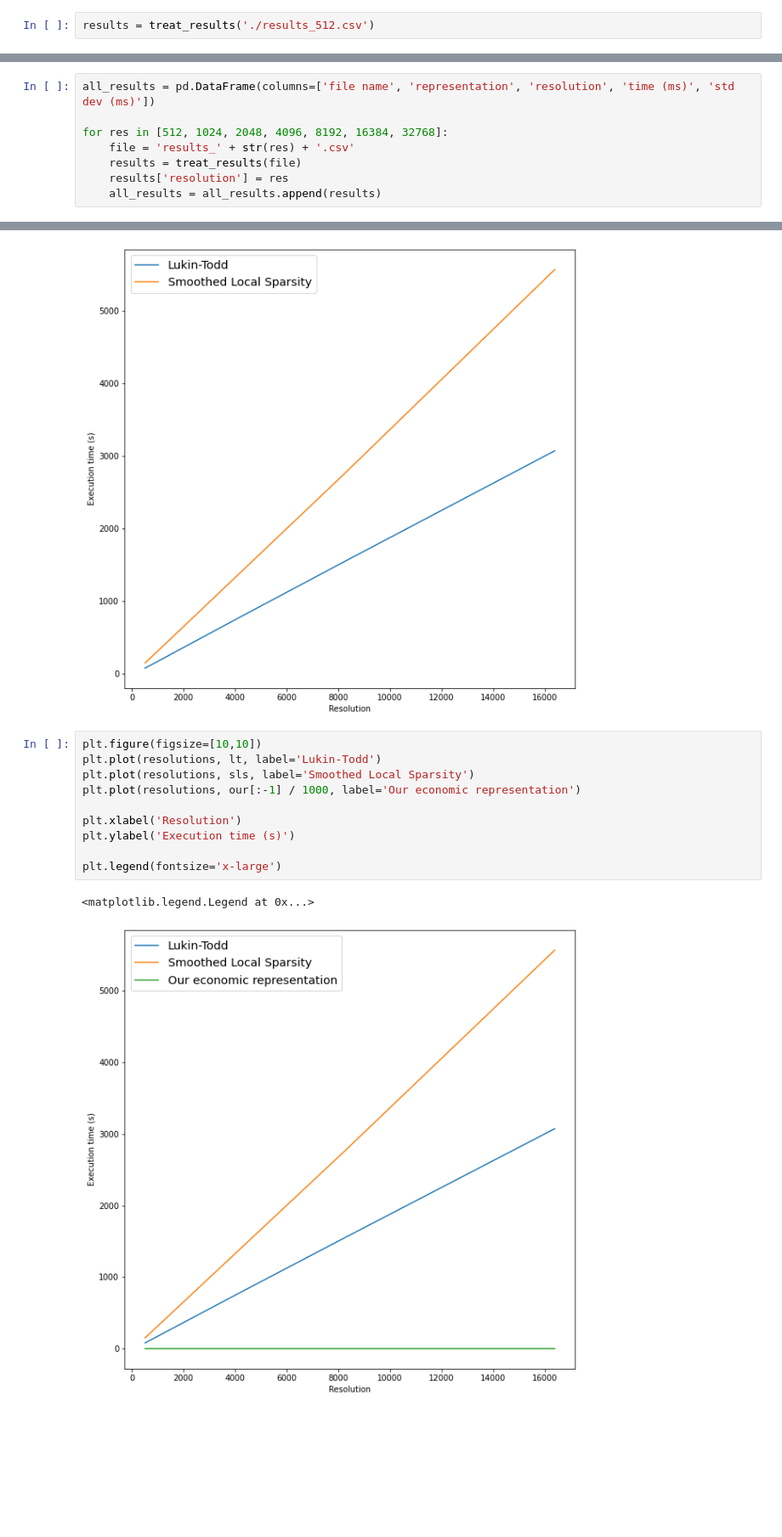
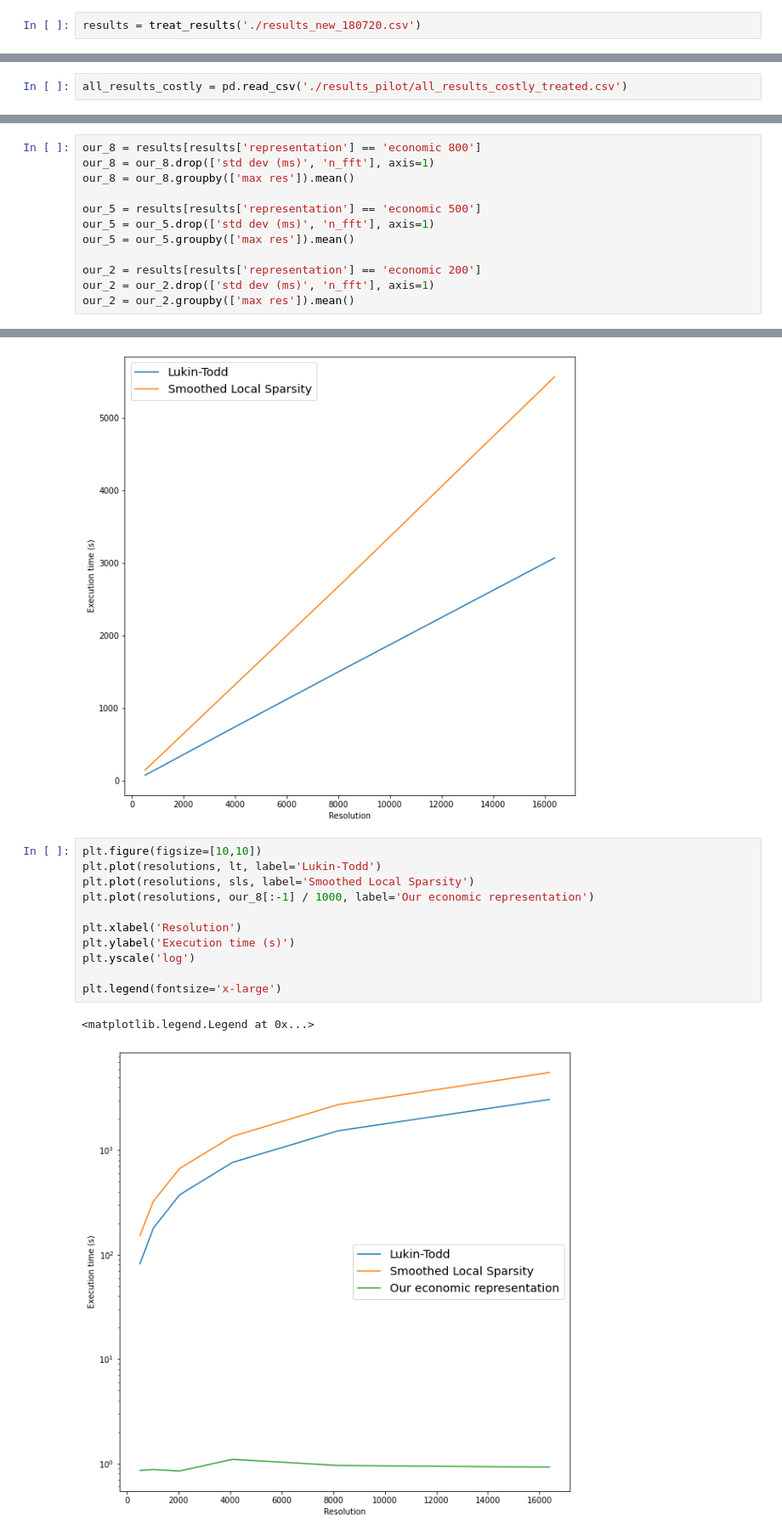
Before and after one commit to nicolasfigueiredo/integration, a Jupyter notebook: notebooks/cost-experiment/results/treat_results.ipynb, the cells around one changed output, grey strips where cells are left out. Shown at 85% size. Saved outputs shown, nothing was run; the diff lists cells and outputs as text; blank space fills up the shorter version.

```diff
--- a/notebooks/cost-experiment/results/treat_results.ipynb
+++ b/notebooks/cost-experiment/results/treat_results.ipynb
@@ -46,7 +67,7 @@ def treat_results_costly(file_name):
     results['time (s)'] = results['timeit'].apply(get_time_costly)
     return results.drop(['timeit'], axis=1)
 # %%
-results = treat_results('./results_512.csv')
+results = treat_results('./results_new_180720.csv')
 # %%
 results.head()
 # %% [output]
@@ -59,14 +80,6 @@ results.head()
 # %% [markdown]
 o que queremos: botar tudo numa mesma tabela, com colunas [file name, representation, resolution, time, std dev]
 depois fazer groupby resolution, e fazer o boxplot
-# %%
-all_results = pd.DataFrame(columns=['file name', 'representation', 'resolution', 'time (ms)', 'std dev (ms)'])
-
-for res in [512, 1024, 2048, 4096, 8192, 16384, 32768]:
-    file = 'results_' + str(res) + '.csv'
-    results = treat_results(file)
-    results['resolution'] = res
-    all_results = all_results.append(results)
 # %%
 all_results_costly = pd.DataFrame(columns=['file name', 'representation', 'resolution', 'time (s)'])
 
@@ -78,6 +91,8 @@ for res in [512, 1024, 2048, 4096, 8192, 16384]:
 # %%
 all_results.to_csv('all_results_treated.csv')
 all_results_costly.to_csv('all_results_costly_treated.csv')
+# %%
+all_results_costly = pd.read_csv('./results_pilot/all_results_costly_treated.csv')
 # %% [markdown]
 Groupby representation and make boxplots
 # %%
@@ -155,0 +180,12 @@ plt.legend(fontsize='x-large')
+# %%
+our_8 = results[results['representation'] == 'economic 800']
+our_8 = our_8.drop(['std dev (ms)', 'n_fft'], axis=1)
+our_8 = our_8.groupby(['max res']).mean()
+
+our_5 = results[results['representation'] == 'economic 500']
+our_5 = our_5.drop(['std dev (ms)', 'n_fft'], axis=1)
+our_5 = our_5.groupby(['max res']).mean()
+
+our_2 = results[results['representation'] == 'economic 200']
+our_2 = our_2.drop(['std dev (ms)', 'n_fft'], axis=1)
+our_2 = our_2.groupby(['max res']).mean()
@@ -172,13 +252,14 @@ plt.legend(fontsize='x-large')
 # %%
 plt.figure(figsize=[10,10])
 plt.plot(resolutions, lt, label='Lukin-Todd')
 plt.plot(resolutions, sls, label='Smoothed Local Sparsity')
-plt.plot(resolutions, our[:-1] / 1000, label='Our economic representation')
+plt.plot(resolutions, our_8[:-1] / 1000, label='Our economic representation')
 
 plt.xlabel('Resolution')
 plt.ylabel('Execution time (s)')
+plt.yscale('log')
 
 plt.legend(fontsize='x-large')
 # %% [output]
 <matplotlib.legend.Legend at 0x...>
-[figure, old version]
+[figure, new version]
```
Also changed, not shown: parts of 20 cells of this notebook, 25 other files.
